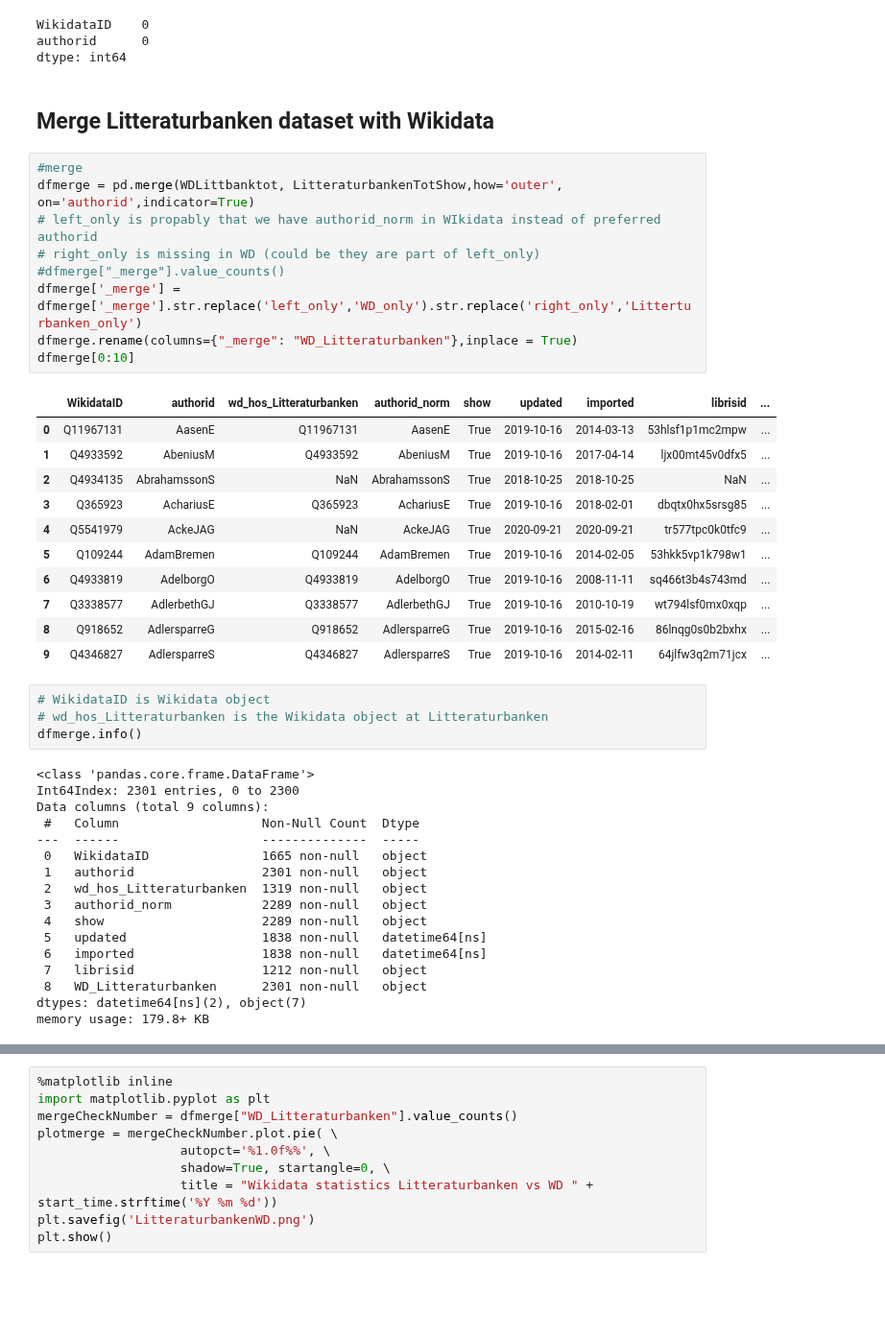
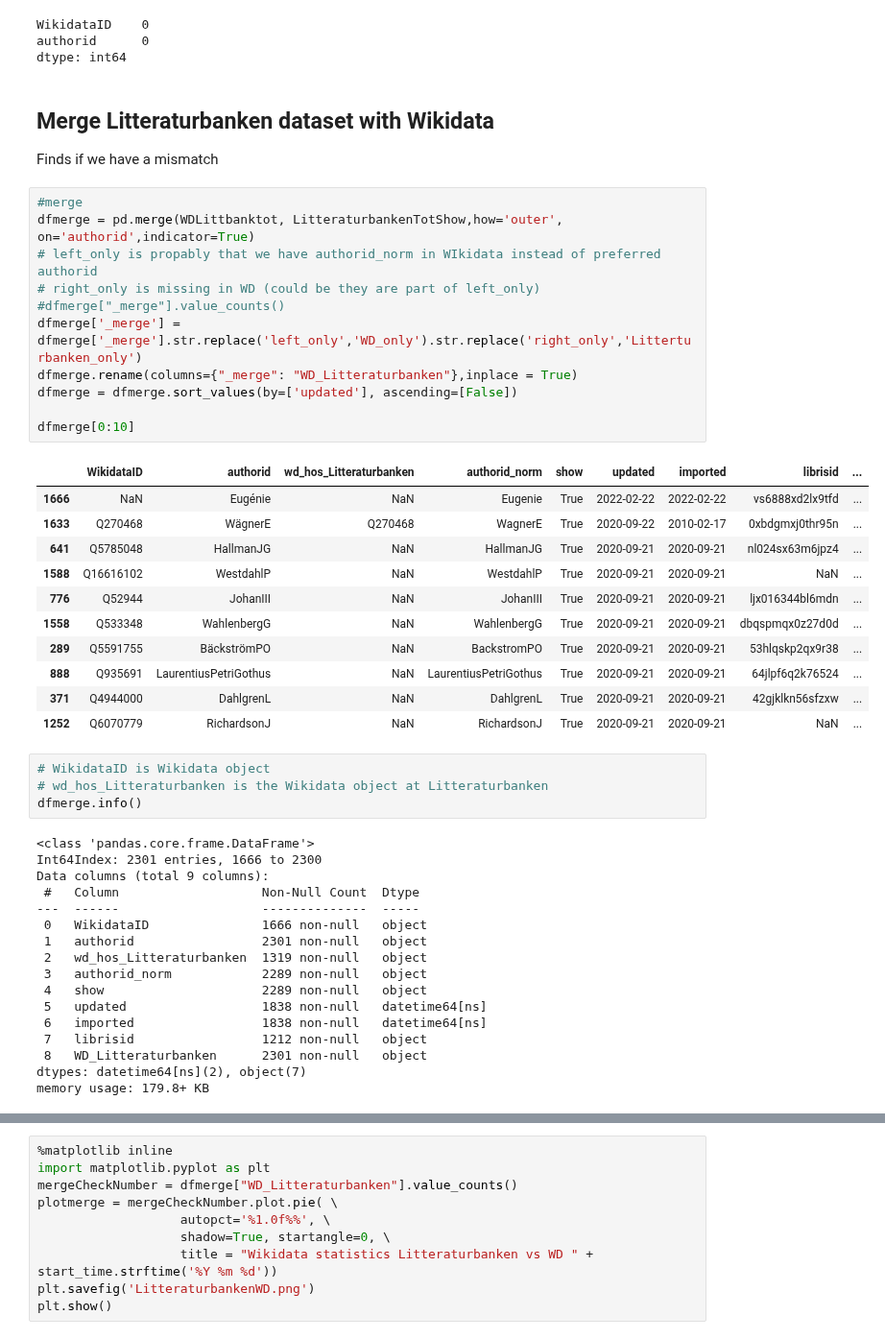
Before and after one commit to salgo60/open-data-examples, a Jupyter notebook: Litteraturbanken Author.ipynb, the cells around one changed output, grey strips where cells are left out. Shown at 96% size. Saved outputs shown, nothing was run; the diff lists cells and outputs as text; blank space fills up the shorter version.

```diff
--- a/Litteraturbanken Author.ipynb
+++ b/Litteraturbanken Author.ipynb
@@ -256,38 +251,41 @@ authorid      0
 dtype: int64
 # %% [markdown]
 ## Merge Litteraturbanken dataset with Wikidata
+Finds if we have a mismatch
 # %%
 #merge
 dfmerge = pd.merge(WDLittbanktot, LitteraturbankenTotShow,how='outer', on='authorid',indicator=True)
 # left_only is propably that we have authorid_norm in WIkidata instead of preferred authorid
 # right_only is missing in WD (could be they are part of left_only)
 #dfmerge["_merge"].value_counts()
 dfmerge['_merge'] = dfmerge['_merge'].str.replace('left_only','WD_only').str.replace('right_only','Litterturbanken_only')
 dfmerge.rename(columns={"_merge": "WD_Litteraturbanken"},inplace = True)
+dfmerge = dfmerge.sort_values(by=['updated'], ascending=[False])
+
 dfmerge[0:10]
 # %% [output]
 |  | WikidataID | authorid | wd_hos_Litteraturbanken | authorid_norm | show | updated | imported | librisid | ... |
-| 0 | Q11967131 | AasenE | Q11967131 | AasenE | True | 2019-10-16 | 2014-03-13 | 53hlsf1p1mc2mpw | ... |
-| 1 | Q4933592 | AbeniusM | Q4933592 | AbeniusM | True | 2019-10-16 | 2017-04-14 | ljx00mt45v0dfx5 | ... |
-| 2 | Q4934135 | AbrahamssonS | NaN | AbrahamssonS | True | 2018-10-25 | 2018-10-25 | NaN | ... |
-| 3 | Q365923 | AchariusE | Q365923 | AchariusE | True | 2019-10-16 | 2018-02-01 | dbqtx0hx5srsg85 | ... |
-| 4 | Q5541979 | AckeJAG | NaN | AckeJAG | True | 2020-09-21 | 2020-09-21 | tr577tpc0k0tfc9 | ... |
-| 5 | Q109244 | AdamBremen | Q109244 | AdamBremen | True | 2019-10-16 | 2014-02-05 | 53hkk5vp1k798w1 | ... |
-| 6 | Q4933819 | AdelborgO | Q4933819 | AdelborgO | True | 2019-10-16 | 2008-11-11 | sq466t3b4s743md | ... |
-| 7 | Q3338577 | AdlerbethGJ | Q3338577 | AdlerbethGJ | True | 2019-10-16 | 2010-10-19 | wt794lsf0mx0xqp | ... |
-| 8 | Q918652 | AdlersparreG | Q918652 | AdlersparreG | True | 2019-10-16 | 2015-02-16 | 86lnqg0s0b2bxhx | ... |
-| 9 | Q4346827 | AdlersparreS | Q4346827 | AdlersparreS | True | 2019-10-16 | 2014-02-11 | 64jlfw3q2m71jcx | ... |
+| 1666 | NaN | Eugénie | NaN | Eugenie | True | 2022-02-22 | 2022-02-22 | vs6888xd2lx9tfd | ... |
+| 1633 | Q270468 | WägnerE | Q270468 | WagnerE | True | 2020-09-22 | 2010-02-17 | 0xbdgmxj0thr95n | ... |
+| 641 | Q5785048 | HallmanJG | NaN | HallmanJG | True | 2020-09-21 | 2020-09-21 | nl024sx63m6jpz4 | ... |
+| 1588 | Q16616102 | WestdahlP | NaN | WestdahlP | True | 2020-09-21 | 2020-09-21 | NaN | ... |
+| 776 | Q52944 | JohanIII | NaN | JohanIII | True | 2020-09-21 | 2020-09-21 | ljx016344bl6mdn | ... |
+| 1558 | Q533348 | WahlenbergG | NaN | WahlenbergG | True | 2020-09-21 | 2020-09-21 | dbqspmqx0z27d0d | ... |
+| 289 | Q5591755 | BäckströmPO | NaN | BackstromPO | True | 2020-09-21 | 2020-09-21 | 53hlqskp2qx9r38 | ... |
+| 888 | Q935691 | LaurentiusPetriGothus | NaN | LaurentiusPetriGothus | True | 2020-09-21 | 2020-09-21 | 64jlpf6q2k76524 | ... |
+| 371 | Q4944000 | DahlgrenL | NaN | DahlgrenL | True | 2020-09-21 | 2020-09-21 | 42gjklkn56sfzxw | ... |
+| 1252 | Q6070779 | RichardsonJ | NaN | RichardsonJ | True | 2020-09-21 | 2020-09-21 | NaN | ... |
 # %%
 # WikidataID is Wikidata object
 # wd_hos_Litteraturbanken is the Wikidata object at Litteraturbanken
 dfmerge.info()
 # %% [output]
 <class 'pandas.core.frame.DataFrame'>
-Int64Index: 2301 entries, 0 to 2300
+Int64Index: 2301 entries, 1666 to 2300
 Data columns (total 9 columns):
  #   Column                   Non-Null Count  Dtype
 ---  ------                   --------------  -----
- 0   WikidataID               1665 non-null   object
+ 0   WikidataID               1666 non-null   object
  1   authorid                 2301 non-null   object
  2   wd_hos_Litteraturbanken  1319 non-null   object
  3   authorid_norm            2289 non-null   object
```
Also changed, not shown: parts of 23 cells of this notebook, 4 other files.
